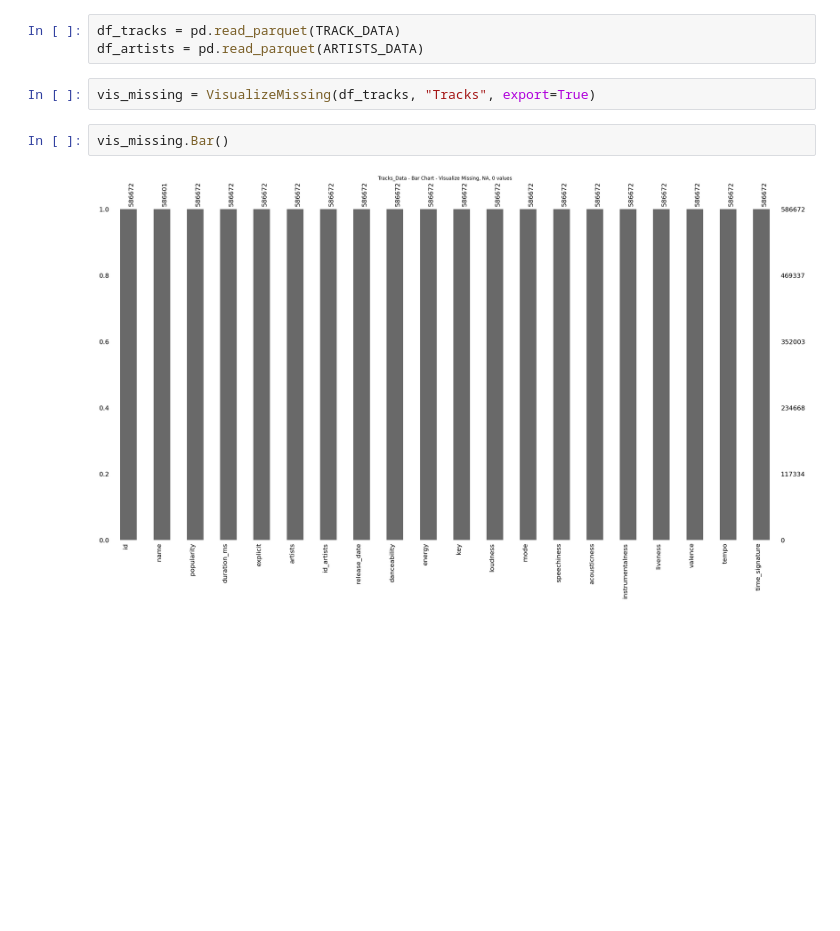
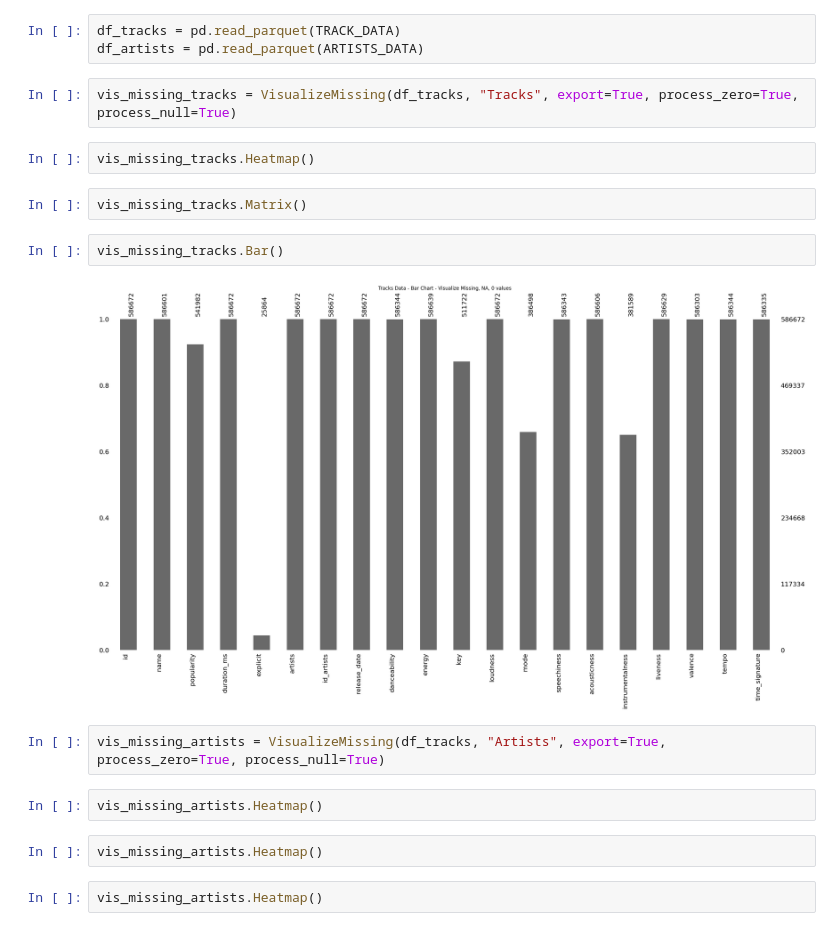
Before and after one commit to mavwong/SpotifyDataAnalysis, a Jupyter notebook: 01-data_exploration.ipynb, the cells around one changed output. Drawn from its saved outputs; the diff is of its cells as text; blank space fills up the shorter version.

```diff
--- a/01-data_exploration.ipynb
+++ b/01-data_exploration.ipynb
@@ -23,8 +11,20 @@ ARTISTS_DATA = PATH_DATA / "artists.parquet"
 df_tracks = pd.read_parquet(TRACK_DATA)
 df_artists = pd.read_parquet(ARTISTS_DATA)
 # %%
-vis_missing = VisualizeMissing(df_tracks, "Tracks", export=True)
+vis_missing_tracks = VisualizeMissing(df_tracks, "Tracks", export=True, process_zero=True, process_null=True)
+# %%
+vis_missing_tracks.Heatmap()
+# %%
+vis_missing_tracks.Matrix()
 # %%
-vis_missing.Bar()
+vis_missing_tracks.Bar()
 # %% [output]
-[figure, old version]
+[figure, new version]
+# %%
+vis_missing_artists = VisualizeMissing(df_tracks, "Artists", export=True, process_zero=True, process_null=True)
+# %%
+vis_missing_artists.Heatmap()
+# %%
+vis_missing_artists.Heatmap()
+# %%
+vis_missing_artists.Heatmap()
```
Also changed, not shown: parts of 3 cells of this notebook, 7 other files.
